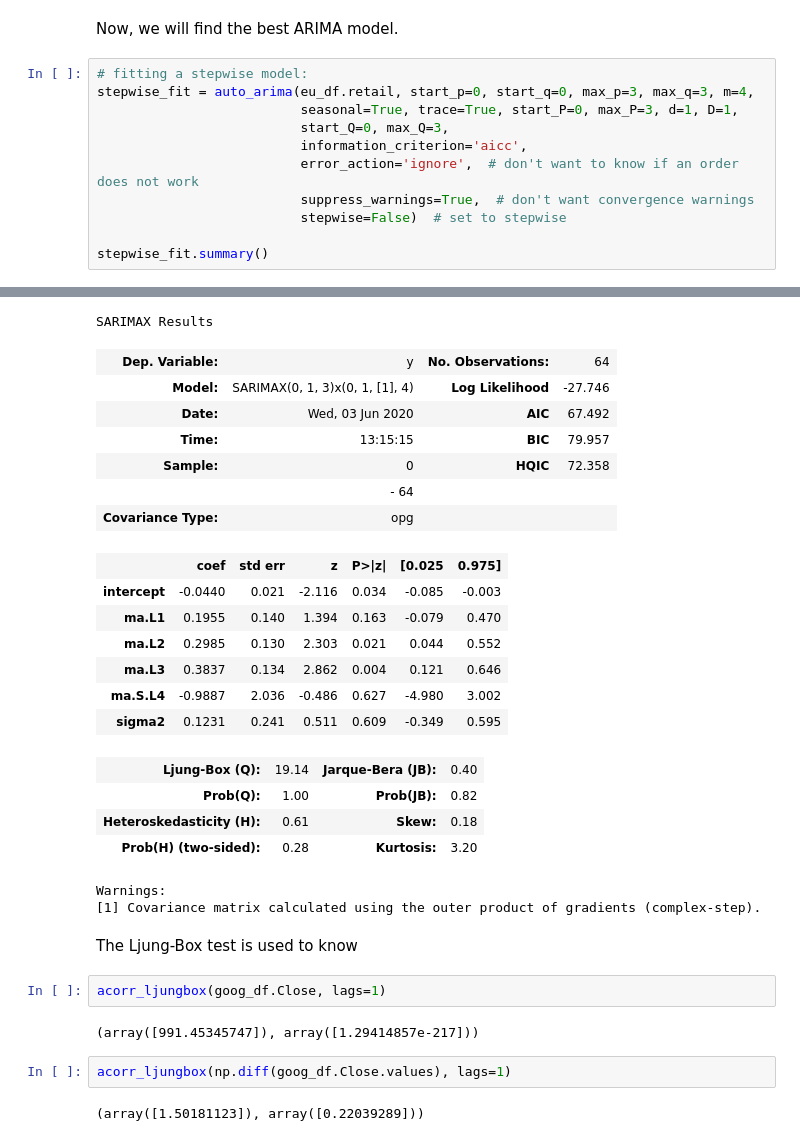
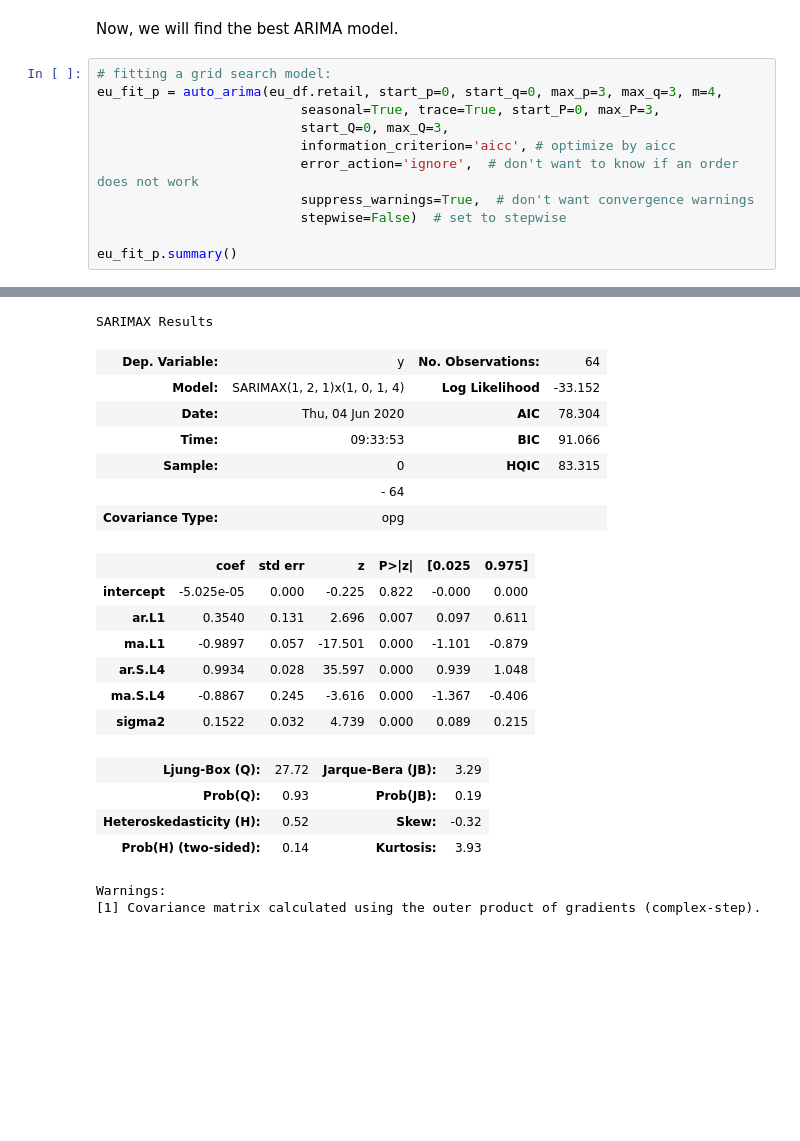
Before and after one commit to mabelc/forcasting, a Jupyter notebook: notebooks/arima.ipynb, the cells around one changed output, grey strips where cells are left out. Drawn from its saved outputs; the diff is of its cells as text; blank space fills up the shorter version.

Commit message:
add seasonal example

```diff
--- a/notebooks/arima.ipynb
+++ b/notebooks/arima.ipynb
@@ -338,14 +341,14 @@ plt.show()
 # %% [markdown]
 Now, we will find the best ARIMA model.
 # %%
-# fitting a stepwise model:
-stepwise_fit = auto_arima(eu_df.retail, start_p=0, start_q=0, max_p=3, max_q=3, m=4,
-                          seasonal=True, trace=True, start_P=0, max_P=3, d=1, D=1,
+# fitting a grid search model:
+eu_fit_p = auto_arima(eu_df.retail, start_p=0, start_q=0, max_p=3, max_q=3, m=4,
+                          seasonal=True, trace=True, start_P=0, max_P=3,
                           start_Q=0, max_Q=3,
-                          information_criterion='aicc',
+                          information_criterion='aicc', # optimize by aicc
                           error_action='ignore',  # don't want to know if an order does not work
                           suppress_warnings=True,  # don't want convergence warnings
                           stepwise=False)  # set to stepwise
 
-stepwise_fit.summary()
+eu_fit_p.summary()
 # %% [output]
@@ -369,31 +372,21 @@ Total fit time: 51.576 seconds
 SARIMAX Results
 | Dep. Variable: | y | No. Observations: | 64 |
-| Model: | SARIMAX(0, 1, 3)x(0, 1, [1], 4) | Log Likelihood | -27.746 |
-| Date: | Wed, 03 Jun 2020 | AIC | 67.492 |
-| Time: | 13:15:15 | BIC | 79.957 |
-| Sample: | 0 | HQIC | 72.358 |
+| Model: | SARIMAX(1, 2, 1)x(1, 0, 1, 4) | Log Likelihood | -33.152 |
+| Date: | Thu, 04 Jun 2020 | AIC | 78.304 |
+| Time: | 09:33:53 | BIC | 91.066 |
+| Sample: | 0 | HQIC | 83.315 |
 |  | - 64 |  |  |
 | Covariance Type: | opg |  |  |
 |  | coef | std err | z | P>|z| | [0.025 | 0.975] |
-| intercept | -0.0440 | 0.021 | -2.116 | 0.034 | -0.085 | -0.003 |
-| ma.L1 | 0.1955 | 0.140 | 1.394 | 0.163 | -0.079 | 0.470 |
-| ma.L2 | 0.2985 | 0.130 | 2.303 | 0.021 | 0.044 | 0.552 |
-| ma.L3 | 0.3837 | 0.134 | 2.862 | 0.004 | 0.121 | 0.646 |
-| ma.S.L4 | -0.9887 | 2.036 | -0.486 | 0.627 | -4.980 | 3.002 |
-| sigma2 | 0.1231 | 0.241 | 0.511 | 0.609 | -0.349 | 0.595 |
+| intercept | -5.025e-05 | 0.000 | -0.225 | 0.822 | -0.000 | 0.000 |
+| ar.L1 | 0.3540 | 0.131 | 2.696 | 0.007 | 0.097 | 0.611 |
+| ma.L1 | -0.9897 | 0.057 | -17.501 | 0.000 | -1.101 | -0.879 |
+| ar.S.L4 | 0.9934 | 0.028 | 35.597 | 0.000 | 0.939 | 1.048 |
+| ma.S.L4 | -0.8867 | 0.245 | -3.616 | 0.000 | -1.367 | -0.406 |
+| sigma2 | 0.1522 | 0.032 | 4.739 | 0.000 | 0.089 | 0.215 |
-| Ljung-Box (Q): | 19.14 | Jarque-Bera (JB): | 0.40 |
-| Prob(Q): | 1.00 | Prob(JB): | 0.82 |
-| Heteroskedasticity (H): | 0.61 | Skew: | 0.18 |
-| Prob(H) (two-sided): | 0.28 | Kurtosis: | 3.20 |
+| Ljung-Box (Q): | 27.72 | Jarque-Bera (JB): | 3.29 |
+| Prob(Q): | 0.93 | Prob(JB): | 0.19 |
+| Heteroskedasticity (H): | 0.52 | Skew: | -0.32 |
+| Prob(H) (two-sided): | 0.14 | Kurtosis: | 3.93 |
 Warnings:
 [1] Covariance matrix calculated using the outer product of gradients (complex-step).
-# %% [markdown]
-The Ljung-Box test is used to know
-# %%
-acorr_ljungbox(goog_df.Close, lags=1)
-# %% [output]
-(array([991.45345747]), array([1.29414857e-217]))
-# %%
-acorr_ljungbox(np.diff(goog_df.Close.values), lags=1)
-# %% [output]
-(array([1.50181123]), array([0.22039289]))
```
Also changed, not shown: parts of 18 cells of this notebook.
